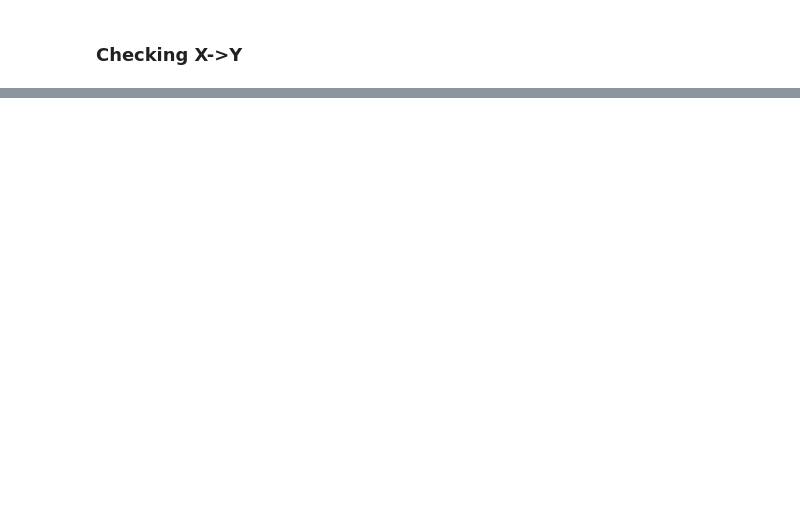
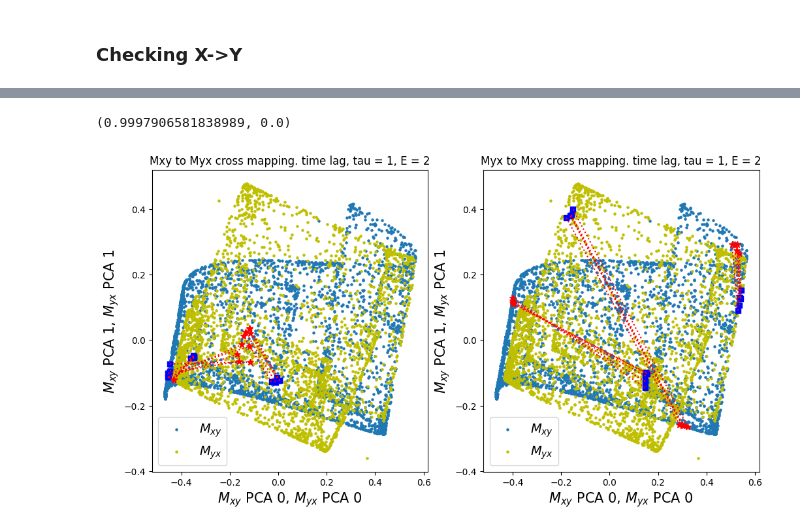
Before and after one commit to PrinceJavier/causal_ccm, a Jupyter notebook: usage_sample.ipynb, the cells around one changed output, grey strips where cells are left out. Saved outputs shown, nothing was run; the diff lists cells and outputs as text; code cells hidden in the pictures; blank space fills up the shorter version.

```diff
--- a/usage_sample.ipynb
+++ b/usage_sample.ipynb
@@ -134,0 +138,17 @@ plt.legend(prop={'size': 20})
+# %%
+tau = 1 # time lag
+manifold_pattern=[[0, -1, -2],[0]]
+L = len(X) # length of time period to consider
+
+pai1 = pai(X, Y, tau, manifold_pattern, L)
+# %%
+# causality X -> Y
+# returns: (correlation ("strength" of causality), p-value(significance))
+pai1.causality()
+# %% [output]
+(0.9997906581838989, 0.0)
+# %%
+# visualize sample cross mapping
+pai1.visualize_cross_mapping()
+# %% [output]
+[figure, added]
```
Also changed, not shown: parts of 18 cells of this notebook.
